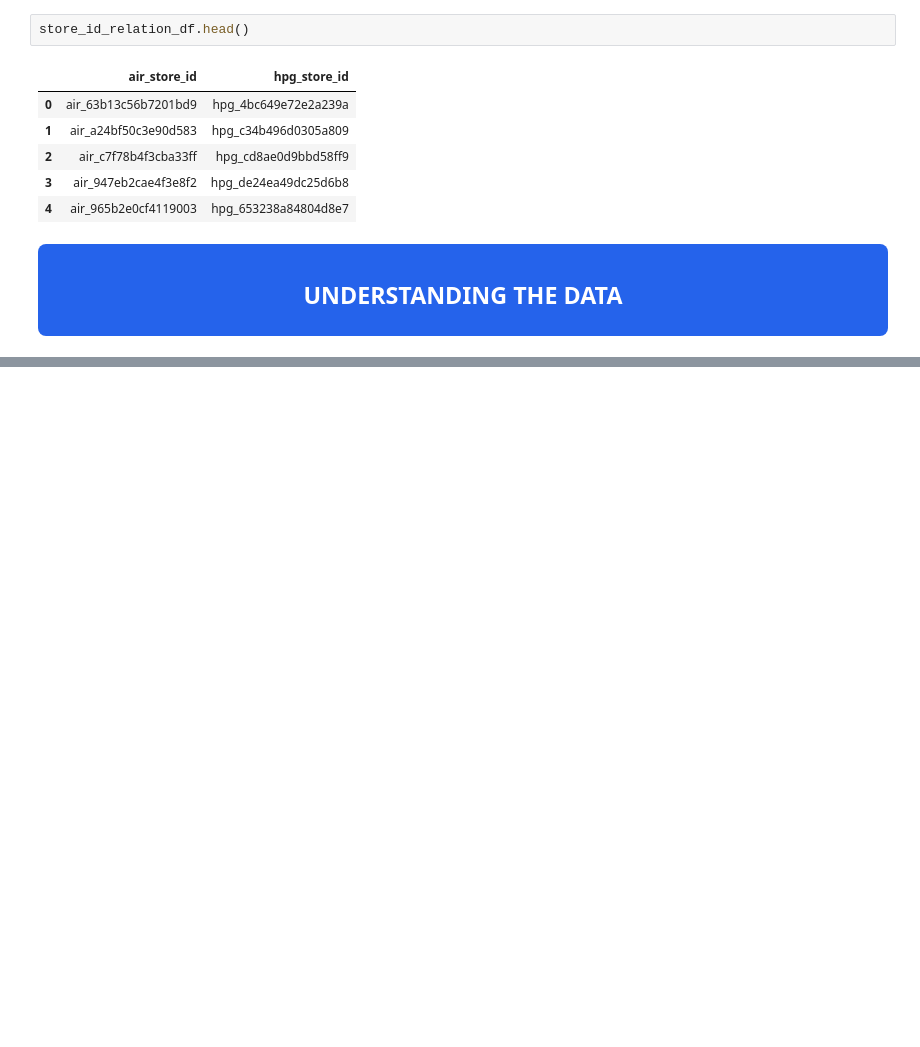
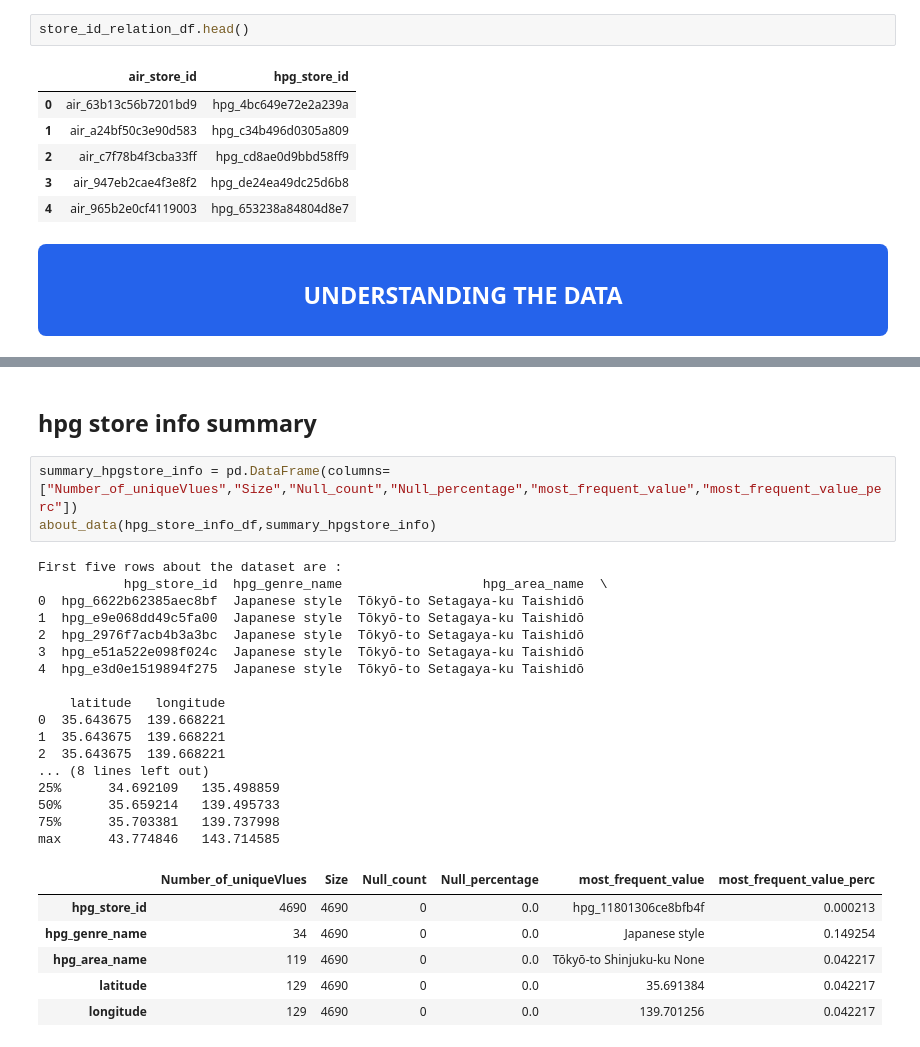
Before and after one commit to prasadPattuvamVeedu/Restaurent_visitor_forecating, a Jupyter notebook: resturent_visitor.ipynb, the cells around one changed output, grey strips where cells are left out. Cells and saved outputs as stored; diff of their text form; blank space fills up the shorter version.

```diff
--- a/resturent_visitor.ipynb
+++ b/resturent_visitor.ipynb
@@ -203,0 +230,29 @@ about_data(air_reserve_df)
+# %% [markdown]
+<h2>hpg store info summary</h2>
+# %%
+summary_hpgstore_info = pd.DataFrame(columns=["Number_of_uniqueVlues","Size","Null_count","Null_percentage","most_frequent_value","most_frequent_value_perc"])
+about_data(hpg_store_info_df,summary_hpgstore_info)
+# %% [output]
+First five rows about the dataset are :
+           hpg_store_id  hpg_genre_name                  hpg_area_name  \
+0  hpg_6622b62385aec8bf  Japanese style  Tōkyō-to Setagaya-ku Taishidō
+1  hpg_e9e068dd49c5fa00  Japanese style  Tōkyō-to Setagaya-ku Taishidō
+2  hpg_2976f7acb4b3a3bc  Japanese style  Tōkyō-to Setagaya-ku Taishidō
+3  hpg_e51a522e098f024c  Japanese style  Tōkyō-to Setagaya-ku Taishidō
+4  hpg_e3d0e1519894f275  Japanese style  Tōkyō-to Setagaya-ku Taishidō
+
+    latitude   longitude
+0  35.643675  139.668221
+1  35.643675  139.668221
+2  35.643675  139.668221
+... (8 lines left out)
+25%      34.692109   135.498859
+50%      35.659214   139.495733
+75%      35.703381   139.737998
+max      43.774846   143.714585
+|  | Number_of_uniqueVlues | Size | Null_count | Null_percentage | most_frequent_value | most_frequent_value_perc |
+| hpg_store_id | 4690 | 4690 | 0 | 0.0 | hpg_11801306ce8bfb4f | 0.000213 |
+| hpg_genre_name | 34 | 4690 | 0 | 0.0 | Japanese style | 0.149254 |
+| hpg_area_name | 119 | 4690 | 0 | 0.0 | Tōkyō-to Shinjuku-ku None | 0.042217 |
+| latitude | 129 | 4690 | 0 | 0.0 | 35.691384 | 0.042217 |
+| longitude | 129 | 4690 | 0 | 0.0 | 139.701256 | 0.042217 |
```
Also changed, not shown: parts of 40 cells of this notebook.
